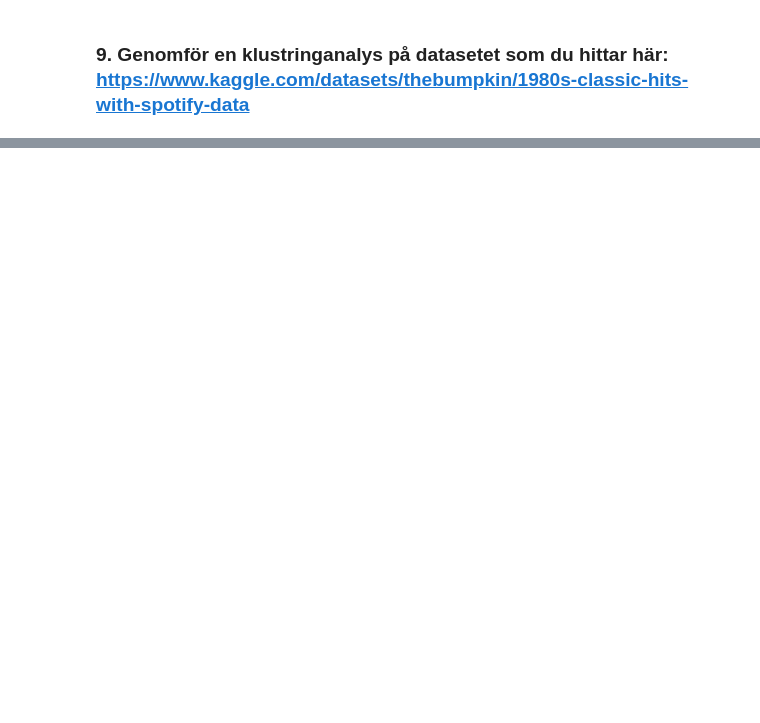
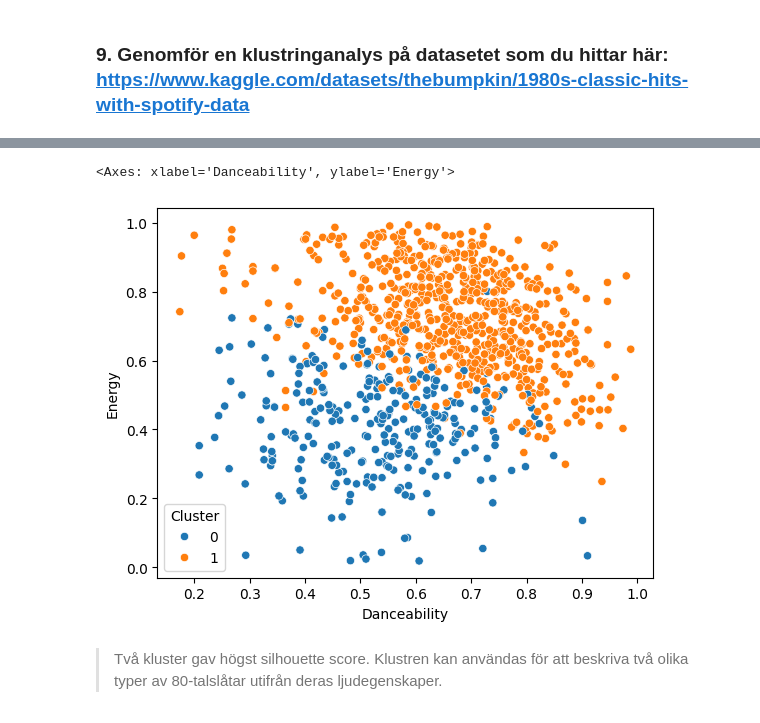
Before and after one commit to stuNero/ai_bok_ovn_uppgifter, a Jupyter notebook: kapitel/kap_6.ipynb, the cells around one changed output, grey strips where cells are left out. Saved outputs shown, nothing was run; the diff lists cells and outputs as text; code cells hidden in the pictures; blank space fills up the shorter version.

```diff
--- a/kapitel/kap_6.ipynb
+++ b/kapitel/kap_6.ipynb
@@ -44,0 +147,6 @@ x="longitude", y="latitude", hue="Cluster", data=X, height=6,
+# %%
+music_model = KMeans(n_clusters=2, n_init=10, random_state=1337)
+music_data['Cluster'] = pd.Categorical(music_model.fit_predict(music_scaled))
+display(music_data.groupby('Cluster', observed=False)[audio_columns].mean().round(3))
+sns.scatterplot(data=music_data, x='Danceability', y='Energy', hue='Cluster')
+# %% [output]
@@ -44,0 +157,4 @@ x="longitude", y="latitude", hue="Cluster", data=X, height=6,
+<Axes: xlabel='Danceability', ylabel='Energy'>
+[figure, added]
+# %% [markdown]
+> Två kluster gav högst silhouette score. Klustren kan användas för att beskriva två olika typer av 80-talslåtar utifrån deras ljudegenskaper.
```
Also changed, not shown: parts of 15 cells of this notebook, 1 other file.
